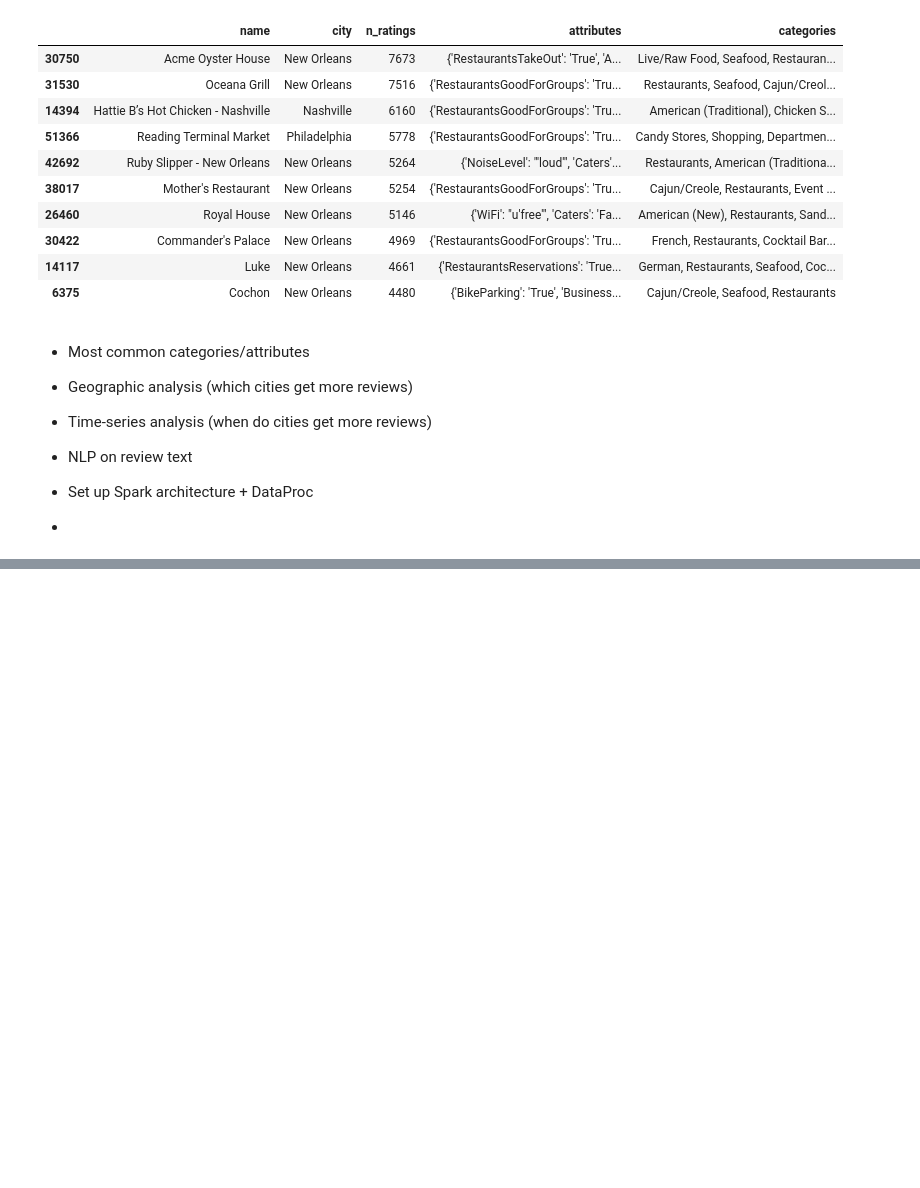
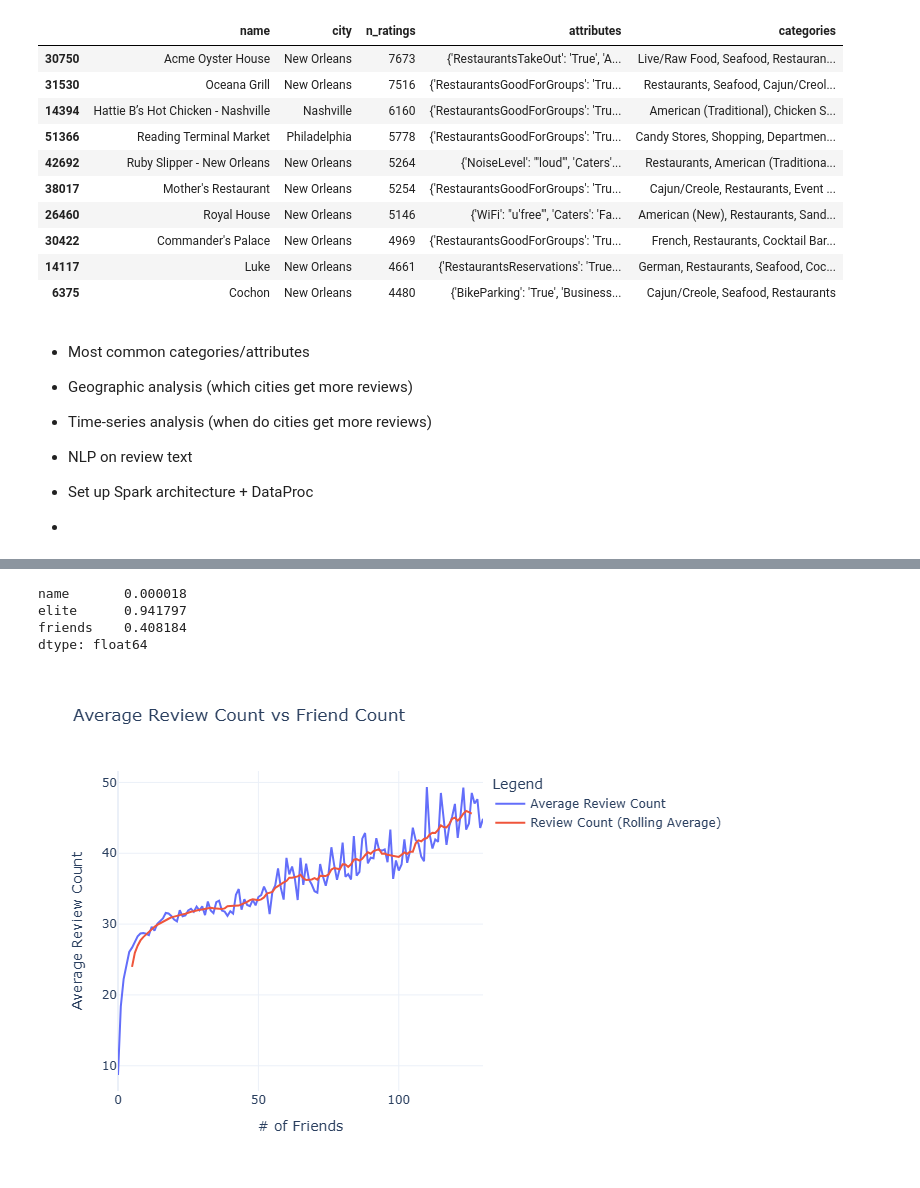
Before and after one commit to albeto4000/dsci591-restaurant-recommender, a Jupyter notebook: eda.ipynb, the cells around one changed output, grey strips where cells are left out. Drawn from its saved outputs; the diff is of its cells as text; code cells hidden in the pictures; blank space fills up the shorter version.

Commit message:
Added friends feature analysis to EDA

```diff
--- a/eda.ipynb
+++ b/eda.ipynb
@@ -120,0 +175,47 @@ with pd.option_context('display.max_columns', None):
+# %%
+user_na = users.isna().sum() / len(users)
+user_na[user_na > 0]
+# %% [output]
+name       0.000018
+elite      0.941797
+friends    0.408184
+dtype: float64
+# %%
+#Determines whether or not a user 'friended' other users
+users['has_friends'] = users['friends'].notna()
+
+#Removes users with outlier review counts using the IQR method
+rc_iqr = users['review_count'].quantile(.75) - users['review_count'].quantile(.25)
+rc_upper = users['review_count'].quantile(.75) + (1.5 * rc_iqr)
+rc_lower = users['review_count'].quantile(.25) - (1.5 * rc_iqr)
+
+#Plots the distribution of
+fig = px.box(users[(users['review_count'] >= rc_lower) & (users['review_count'] <= rc_upper)],
+            y = 'review_count', color = 'has_friends', template = 'plotly_white',
+            color_discrete_sequence=px.colors.qualitative.Antique,
+            title = 'Relationship Between Has_Friends Status and Review Count')
+fig.update_layout(yaxis_title = '# of Reviews')
+fig.show()
+# %%
+users['friend_count'] = users['friends'].str.split().str.len().fillna(0)
+
+fc_iqr = users['friend_count'].quantile(.75) - users['friend_count'].quantile(.25)
+fc_upper = users['friend_count'].quantile(.75) + (1.5 * fc_iqr)
+fc_lower = users['friend_count'].quantile(.25) - (1.5 * fc_iqr)
+
+avg_review_fc = users[(users['friend_count'] >= fc_lower) & (users['friend_count'] <= fc_upper)].groupby('friend_count')['review_count'].mean().reset_index()
+
+avg_review_fc['rolling_avg'] = avg_review_fc.rolling(window = 10, center = True).mean()['review_count']
+
+fig = px.line(avg_review_fc, x = 'friend_count', y = ['review_count', 'rolling_avg'], template = 'plotly_white',
+             title = 'Average Review Count vs Friend Count')
+
+fig.update_layout(xaxis_title = '# of Friends', yaxis_title = 'Average Review Count',
+                 legend_title_text = 'Legend')
+
+legend_names = {'review_count': 'Average Review Count', 'rolling_avg': 'Review Count (Rolling Average)'}
+fig.for_each_trace(lambda t: t.update(name = legend_names.get(t.name, t.name)))
+
+fig.show()
+# %% [output]
+[figure, added]
```
Also changed, not shown: parts of 8 cells of this notebook.
